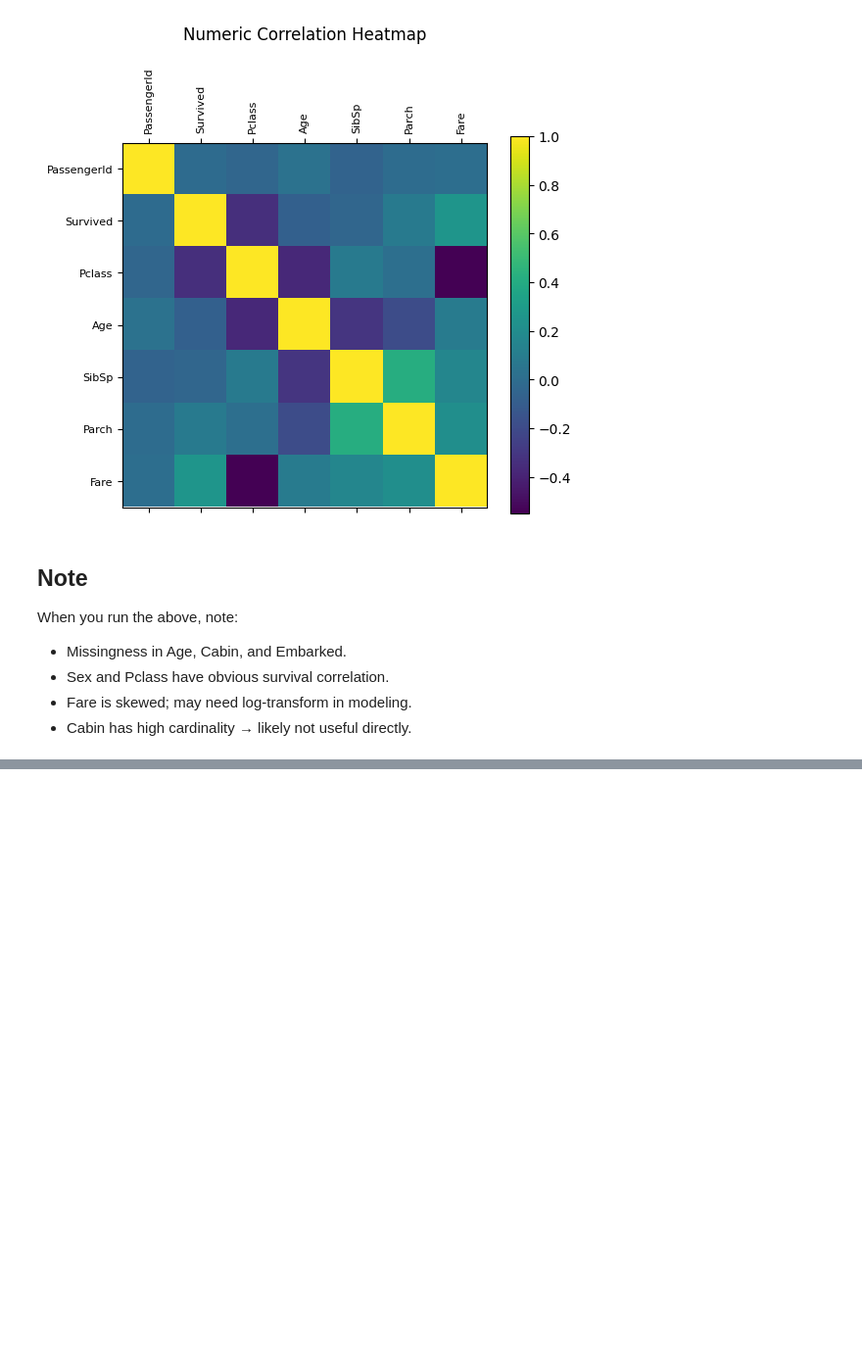
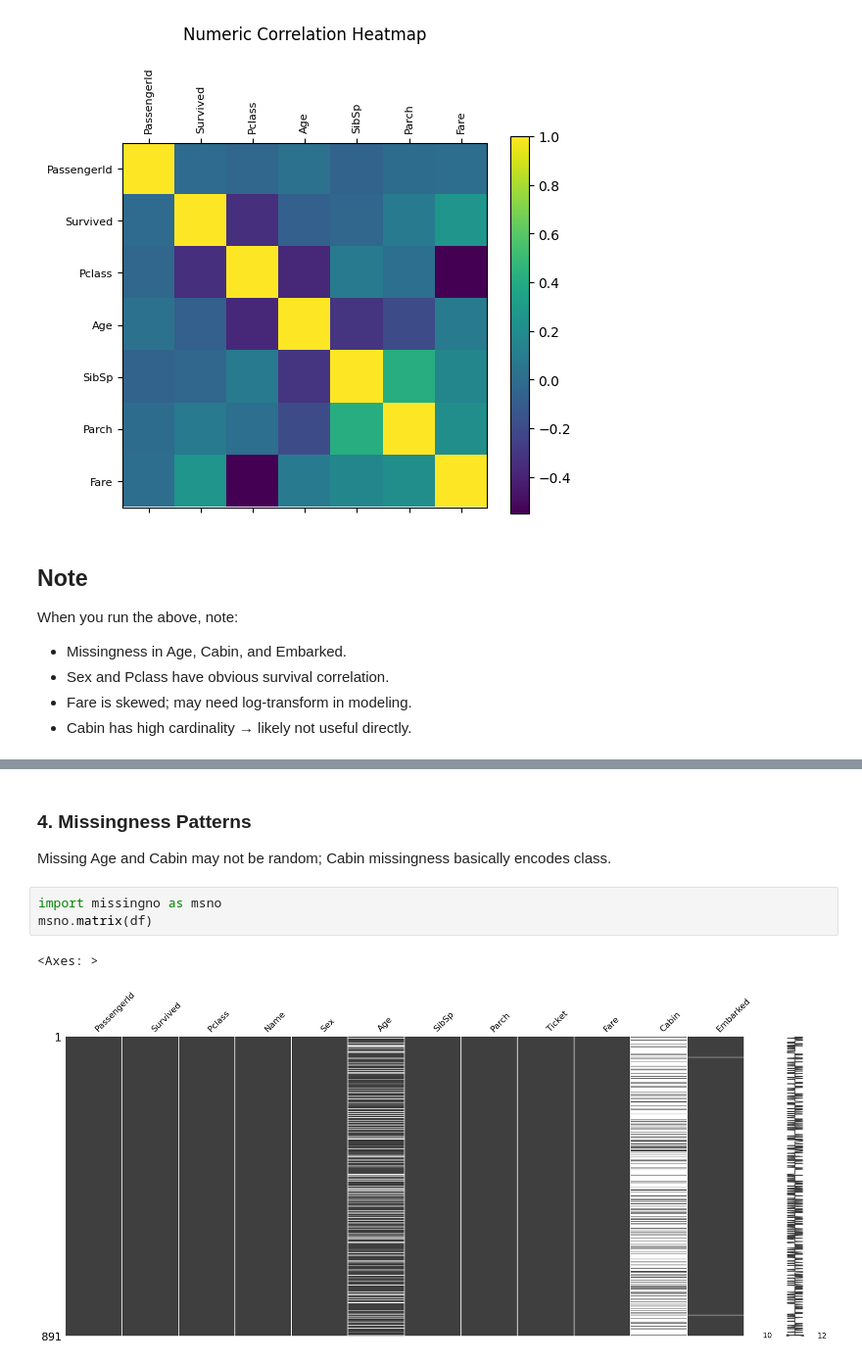
Before and after one commit to acodeforone/22projects, a Jupyter notebook: 00_EDA_01_Titanic.ipynb, the cells around one changed output, grey strips where cells are left out. Shown at 98% size. Saved outputs shown, nothing was run; the diff lists cells and outputs as text; blank space fills up the shorter version.

```diff
--- a/00_EDA_01_Titanic.ipynb
+++ b/00_EDA_01_Titanic.ipynb
@@ -140,0 +175,9 @@ When you run the above, note:
+# %% [markdown]
+### 4. Missingness Patterns
+Missing Age and Cabin may not be random; Cabin missingness basically encodes class.
+# %%
+import missingno as msno
+msno.matrix(df)
+# %% [output]
+<Axes: >
+[figure, added]
```
Also changed, not shown: parts of 9 cells of this notebook.
